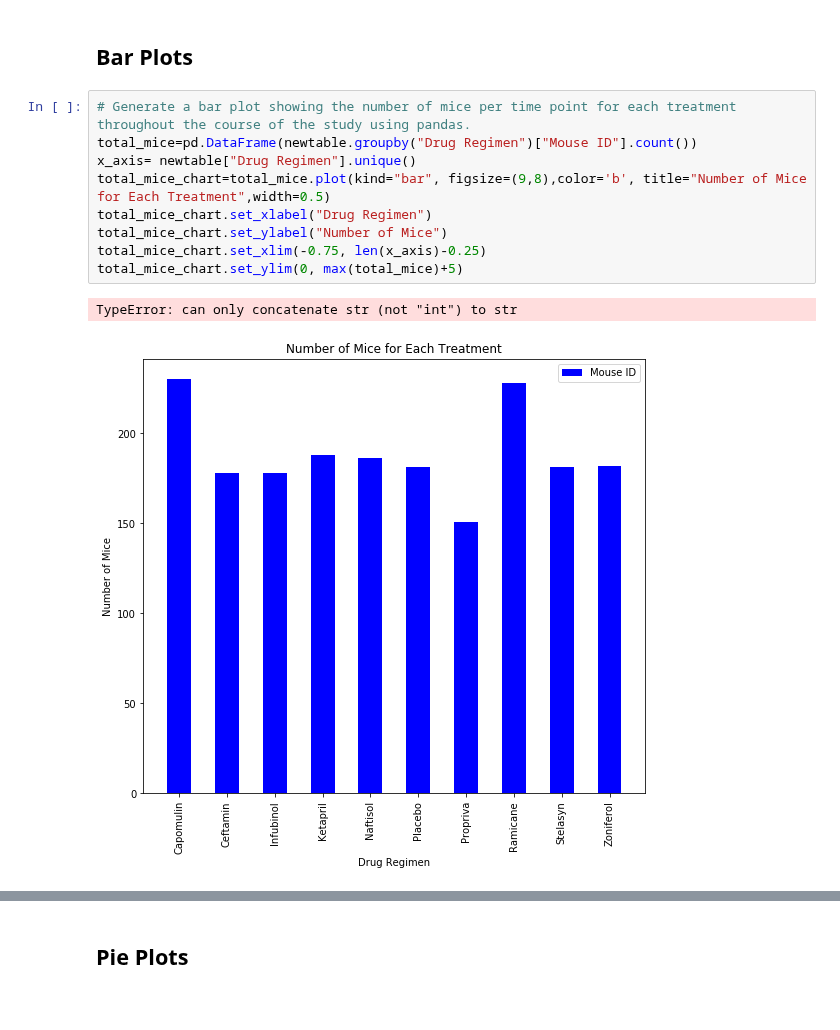
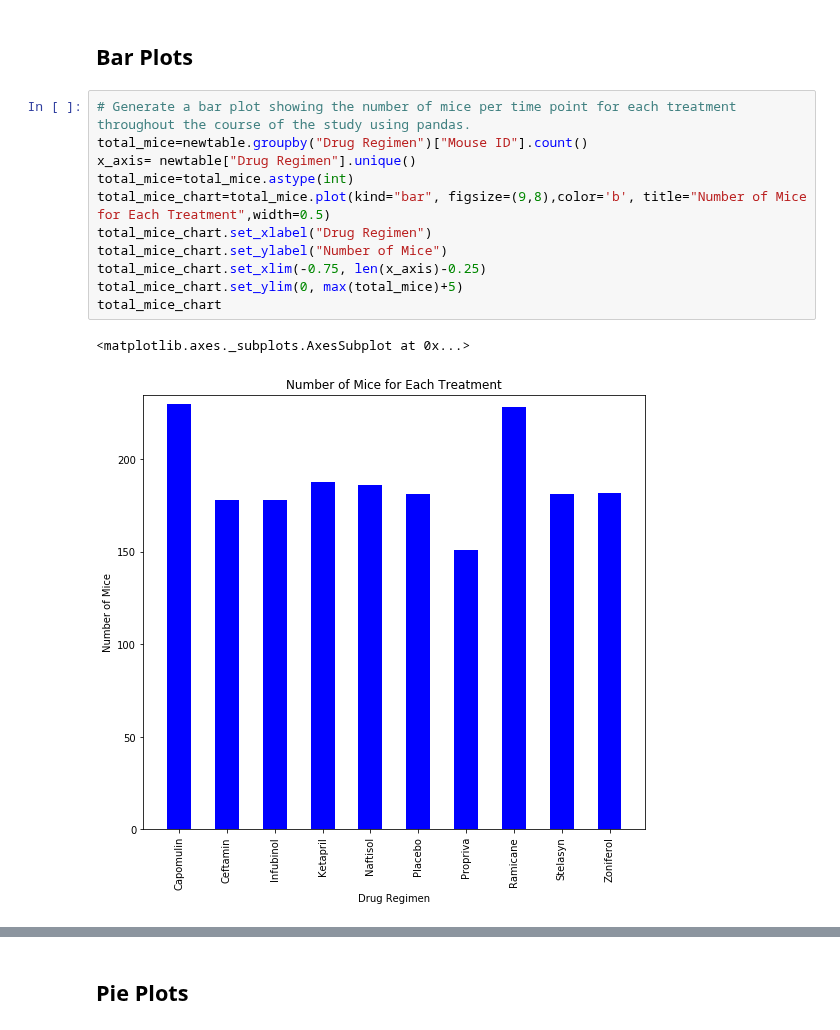
Before and after one commit to olivesun1213/Matplotlib, a Jupyter notebook: Unit 05 - Matplotlib_Homework_Instructions_Pymaceuticals_pymaceuticals_starter.ipynb, the cells around one changed output, grey strips where cells are left out. Cells and saved outputs as stored; diff of their text form.

```diff
--- a/Unit 05 - Matplotlib_Homework_Instructions_Pymaceuticals_pymaceuticals_starter.ipynb
+++ b/Unit 05 - Matplotlib_Homework_Instructions_Pymaceuticals_pymaceuticals_starter.ipynb
@@ -225,16 +225,18 @@ summary
 ## Bar Plots
 # %%
 # Generate a bar plot showing the number of mice per time point for each treatment throughout the course of the study using pandas.
-total_mice=pd.DataFrame(newtable.groupby("Drug Regimen")["Mouse ID"].count())
+total_mice=newtable.groupby("Drug Regimen")["Mouse ID"].count()
 x_axis= newtable["Drug Regimen"].unique()
+total_mice=total_mice.astype(int)
 total_mice_chart=total_mice.plot(kind="bar", figsize=(9,8),color='b', title="Number of Mice for Each Treatment",width=0.5)
 total_mice_chart.set_xlabel("Drug Regimen")
 total_mice_chart.set_ylabel("Number of Mice")
 total_mice_chart.set_xlim(-0.75, len(x_axis)-0.25)
 total_mice_chart.set_ylim(0, max(total_mice)+5)
+total_mice_chart
 # %% [output]
-TypeError: can only concatenate str (not "int") to str
+<matplotlib.axes._subplots.AxesSubplot at 0x...>
-[figure, old version]
+[figure, new version]
 # %%
 # Generate a bar plot showing the number of mice per time point for each treatment throughout the course of the study using pyplot.
 #set x axis and tick locations
```
Also changed, not shown: parts of 4 cells of this notebook.
